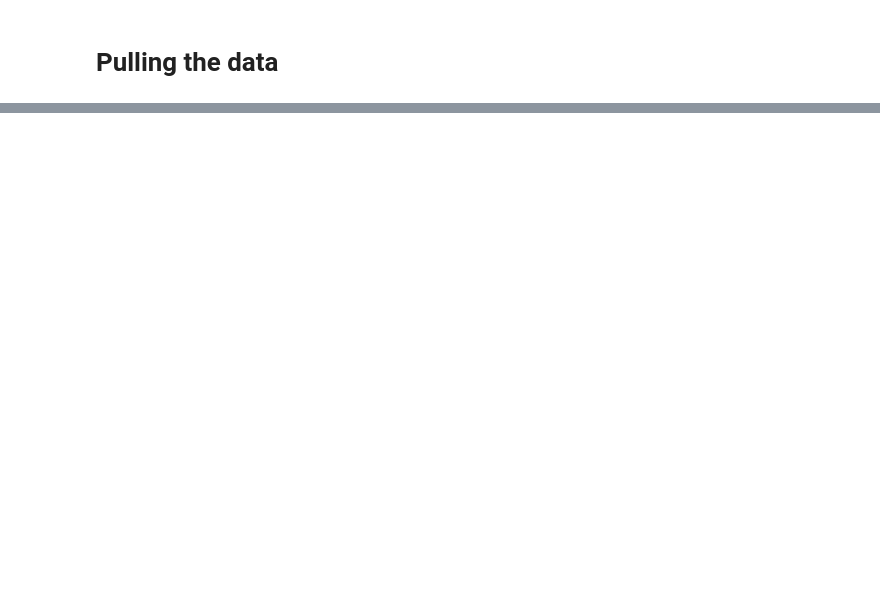
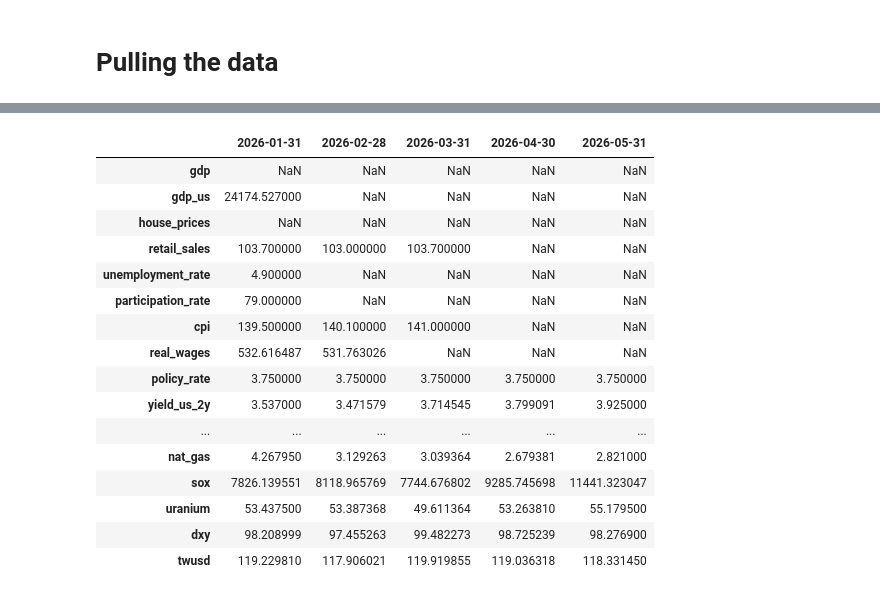
Before and after one commit to crashed-bandicoot/uk-economic-pulse, a Jupyter notebook: notebooks/defined/01-data-pull.ipynb, the cells around one changed output, grey strips where cells are left out. Drawn from its saved outputs; the diff is of its cells as text; code cells hidden in the pictures; blank space fills up the shorter version.

```diff
--- a/notebooks/defined/01-data-pull.ipynb
+++ b/notebooks/defined/01-data-pull.ipynb
@@ -559,34 +592,52 @@ absolute_values = pd.DataFrame({
     # Inflation Pressure
     "cpi":            cpi_monthly,
     "real_wages":     real_wages_monthly,
 
     # Financial Conditions
     "policy_rate":    policy_rate_monthly,
     "yield_us_2y":    bond_yields_monthly["US_2Y"],
     "yield_us_10y":   bond_yields_monthly["US_10Y"],
     "yield_us_30y":   bond_yields_monthly["US_30Y"],
     "yield_uk_10y":   bond_yields_monthly["UK_10Y"],
     "yield_uk_3m":    bond_yields_monthly["UK_3M"],
     "spread_us_hy":   us_credit_spreads_monthly["us_hy_spread"],
     "spread_us_ig":   us_credit_spreads_monthly["us_ig_spread"],
     "spread_us_bbb":  us_credit_spreads_monthly["us_bbb_spread"],
 
     # Commodity Prices
     "oil":            oil_monthly,
     "gold":           gold_monthly,
     "silver":         silver_monthly,
     "copper":         copper_monthly,
     "nat_gas":        nat_gas_monthly,
 
     # Market Indicators
     "sox":            sox_monthly,
     "uranium":        uranium_monthly,
     "dxy":            dxy_monthly,
     "twusd":          twusd_monthly,
 
 })
 
-absolute_values.tail(20)
+absolute_values.tail(5).T
+# %% [output]
+|  | 2026-01-31 | 2026-02-28 | 2026-03-31 | 2026-04-30 | 2026-05-31 |
+| gdp | NaN | NaN | NaN | NaN | NaN |
+| gdp_us | 24174.527000 | NaN | NaN | NaN | NaN |
+| house_prices | NaN | NaN | NaN | NaN | NaN |
+| retail_sales | 103.700000 | 103.000000 | 103.700000 | NaN | NaN |
+| unemployment_rate | 4.900000 | NaN | NaN | NaN | NaN |
+| participation_rate | 79.000000 | NaN | NaN | NaN | NaN |
+| cpi | 139.500000 | 140.100000 | 141.000000 | NaN | NaN |
+| real_wages | 532.616487 | 531.763026 | NaN | NaN | NaN |
+| policy_rate | 3.750000 | 3.750000 | 3.750000 | 3.750000 | 3.750000 |
+| yield_us_2y | 3.537000 | 3.471579 | 3.714545 | 3.799091 | 3.925000 |
+| ... | ... | ... | ... | ... | ... |
+| nat_gas | 4.267950 | 3.129263 | 3.039364 | 2.679381 | 2.821000 |
+| sox | 7826.139551 | 8118.965769 | 7744.676802 | 9285.745698 | 11441.323047 |
+| uranium | 53.437500 | 53.387368 | 49.611364 | 53.263810 | 55.179500 |
+| dxy | 98.208999 | 97.455263 | 99.482273 | 98.725239 | 98.276900 |
+| twusd | 119.229810 | 117.906021 | 119.919855 | 119.036318 | 118.331450 |
 # %%
 absolute_values.to_csv('/Users/ornettematthews/Documents/GitHub/uk-economic-pulse/data/raw/absolute_values.csv')
 # %%
```
Also changed, not shown: parts of 4 cells of this notebook, 12 other files.
